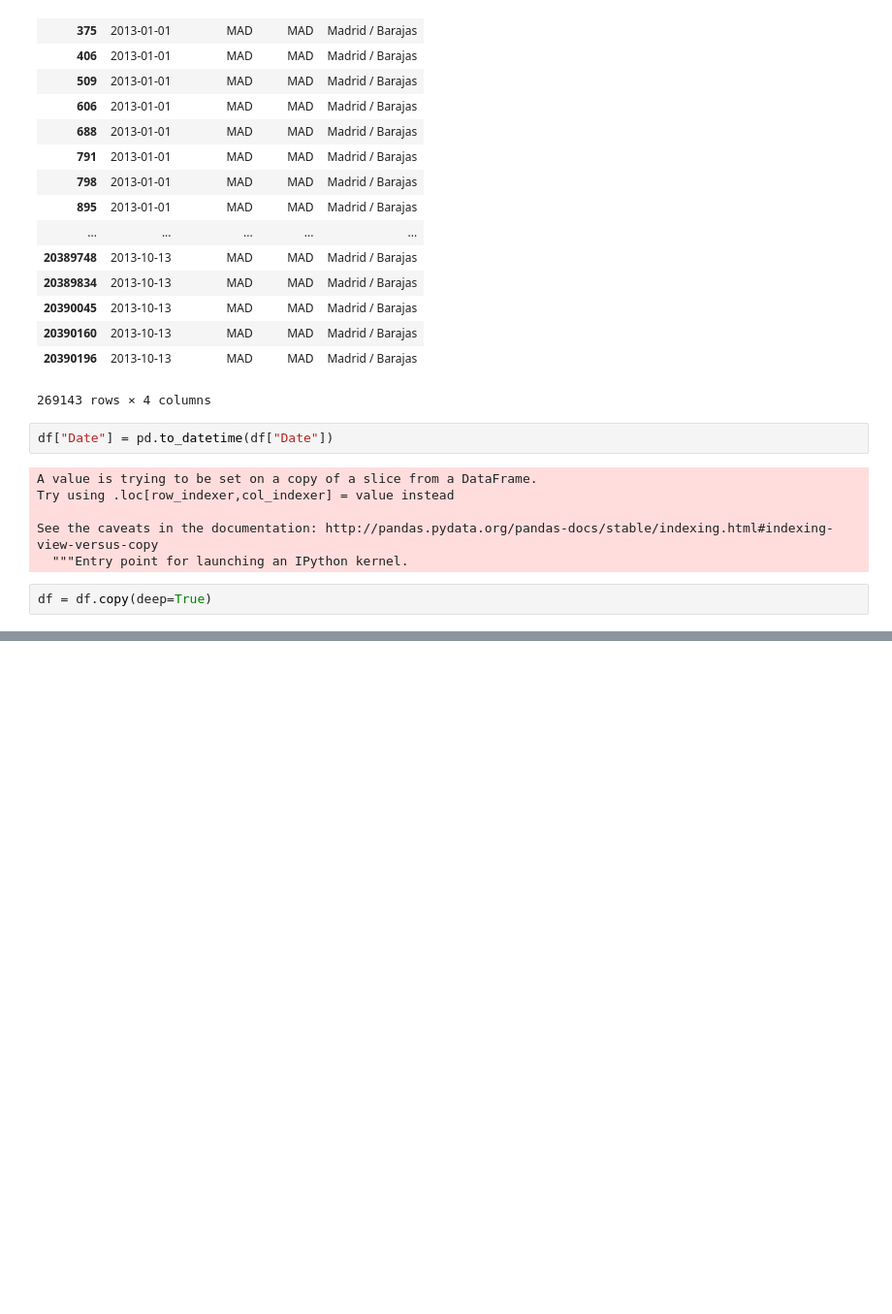
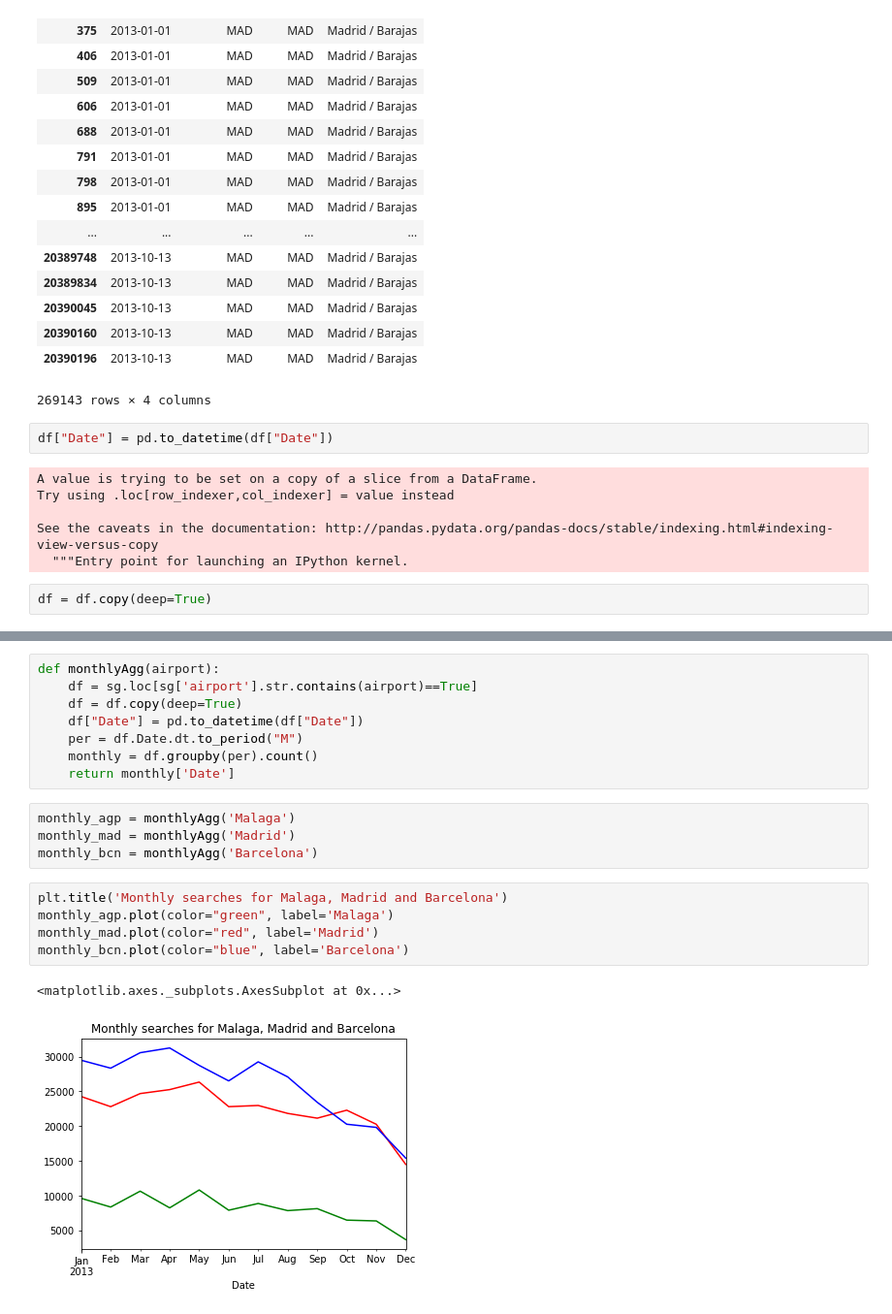
Before and after one commit to Jackgmlin/flight-look-to-book, a Jupyter notebook: src/flight-look-to-book-preprocessing.ipynb, the cells around one changed output, grey strips where cells are left out. Shown: that part at 97% size. Drawn from its saved outputs; the diff is of its cells as text; blank space fills up the shorter version.

```diff
--- a/src/flight-look-to-book-preprocessing.ipynb
+++ b/src/flight-look-to-book-preprocessing.ipynb
@@ -296,0 +411,20 @@ df = df.copy(deep=True)
+# %%
+def monthlyAgg(airport):
+    df = sg.loc[sg['airport'].str.contains(airport)==True]
+    df = df.copy(deep=True)
+    df["Date"] = pd.to_datetime(df["Date"])
+    per = df.Date.dt.to_period("M")
+    monthly = df.groupby(per).count()
+    return monthly['Date']
+# %%
+monthly_agp = monthlyAgg('Malaga')
+monthly_mad = monthlyAgg('Madrid')
+monthly_bcn = monthlyAgg('Barcelona')
+# %%
+plt.title('Monthly searches for Malaga, Madrid and Barcelona')
+monthly_agp.plot(color="green", label='Malaga')
+monthly_mad.plot(color="red", label='Madrid')
+monthly_bcn.plot(color="blue", label='Barcelona')
+# %% [output]
+<matplotlib.axes._subplots.AxesSubplot at 0x...>
+[figure, added]
```
Also changed, not shown: parts of 21 cells of this notebook, 1 other file.
